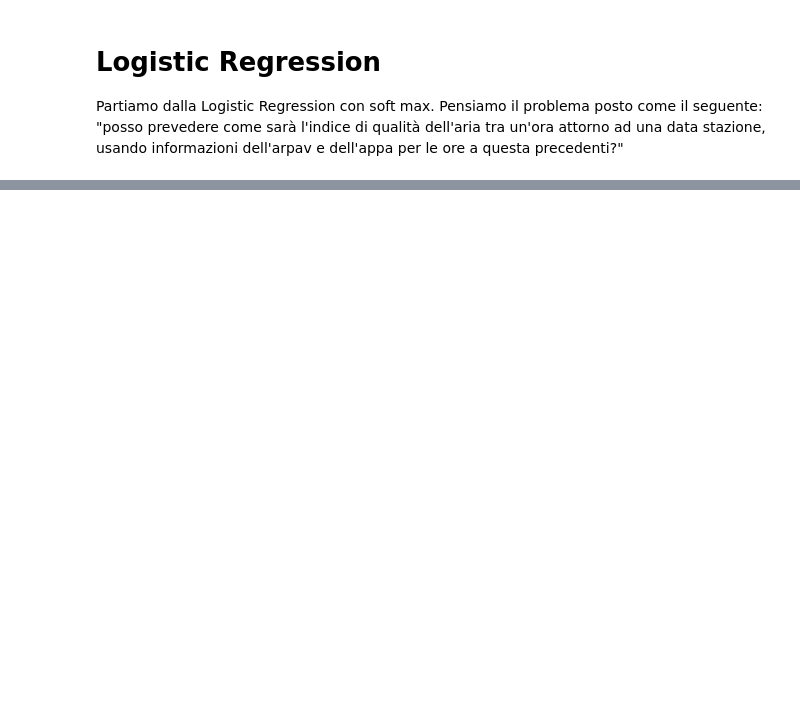
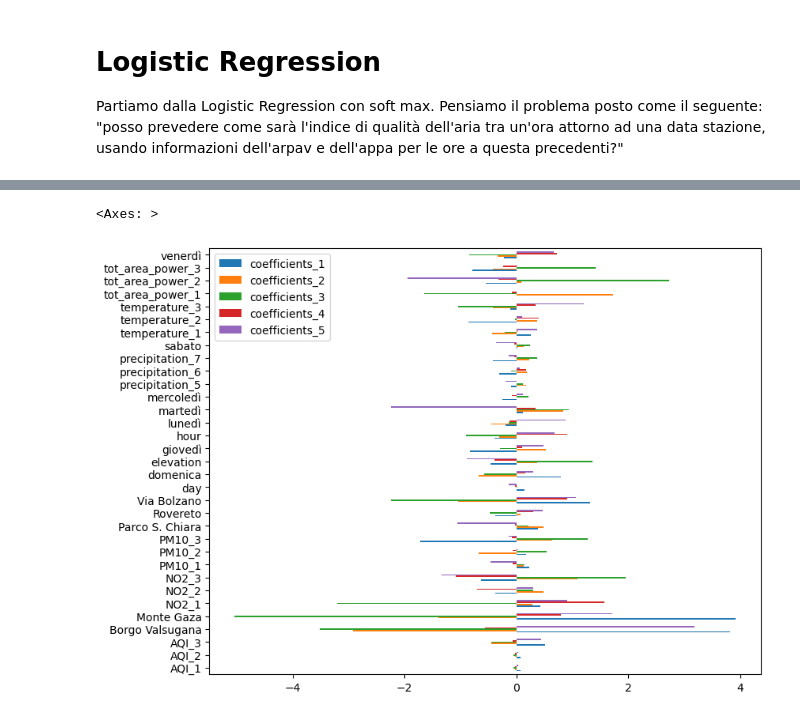
Before and after one commit to CarloDegasperi/DataScience, a Jupyter notebook: notebooks/classification/04_logistic_regression.ipynb, the cells around one changed output, grey strips where cells are left out. Drawn from its saved outputs; the diff is of its cells as text; code cells hidden in the pictures; blank space fills up the shorter version.

Commit message:
primo tentativo di training

```diff
--- a/notebooks/classification/04_logistic_regression.ipynb
+++ b/notebooks/classification/04_logistic_regression.ipynb
@@ -43,0 +101,4 @@ feature_df.head()
+# %%
+# vediamo se ci sono righe con nan e togliamole
+classification_df = classification_df[~classification_df.isna().any(axis=1)]
+classification_df.head()
@@ -43,0 +113,23 @@ feature_df.head()
+# %%
+# creo train, valid e test
+train, test = train_test_split(classification_df, test_size=0.20, random_state=12)
+non_num_cols = ['day', 'hour', 'lunedì', 'martedì', 'mercoledì', 'giovedì', 'venerdì', 'sabato', 'domenica', 'Borgo Valsugana', 'Monte Gaza', 'Parco S. Chiara',
+                'Rovereto', 'Via Bolzano', 'target']
+num_features = train.columns.difference(non_num_cols)
+
+scaler = StandardScaler()
+scaled_num_train = scaler.fit_transform(train[num_features])
+scaled_num_test = scaler.transform(test[num_features])
+
+scaled_train = train.copy()
+scaled_test = test.copy()
+
+scaled_train[num_features] = scaled_num_train
+scaled_test[num_features] = scaled_num_test
+
+# tolgo il target dal dataframe con le features
+
+scaled_train = scaled_train.drop(columns='target')
+scaled_test = scaled_test.drop(columns='target')
+
+scaled_train.head()
@@ -43,0 +144,12 @@ feature_df.head()
+# %%
+logreg = LogisticRegressionCV(Cs=10,                      # valori di C testati
+    cv=5,                       # cross-validation interna
+    solver="lbfgs",
+    max_iter=1000,
+    scoring="accuracy"
+)
+
+
+    #penalty='elasticnet',l1_ratios=[0,0.25,0.5,0.75,1.0],multi_class="multinomial",solver="lbfgs",max_iter=1000,tol=0.001,cv=20)
+# %%
+logreg.fit(scaled_train,train['target'])
@@ -43,0 +175,6 @@ feature_df.head()
+# %%
+df_coef = pd.DataFrame(logreg.coef_.T,columns=['coefficients_1', 'coefficients_2', 'coefficients_3', 'coefficients_4', 'coefficients_5'],index=classification_features)
+df_coef.plot.barh(figsize=(9,7))
+# %% [output]
+<Axes: >
+[figure, added]
```
Also changed, not shown: parts of 8 cells of this notebook, 1 other file.
